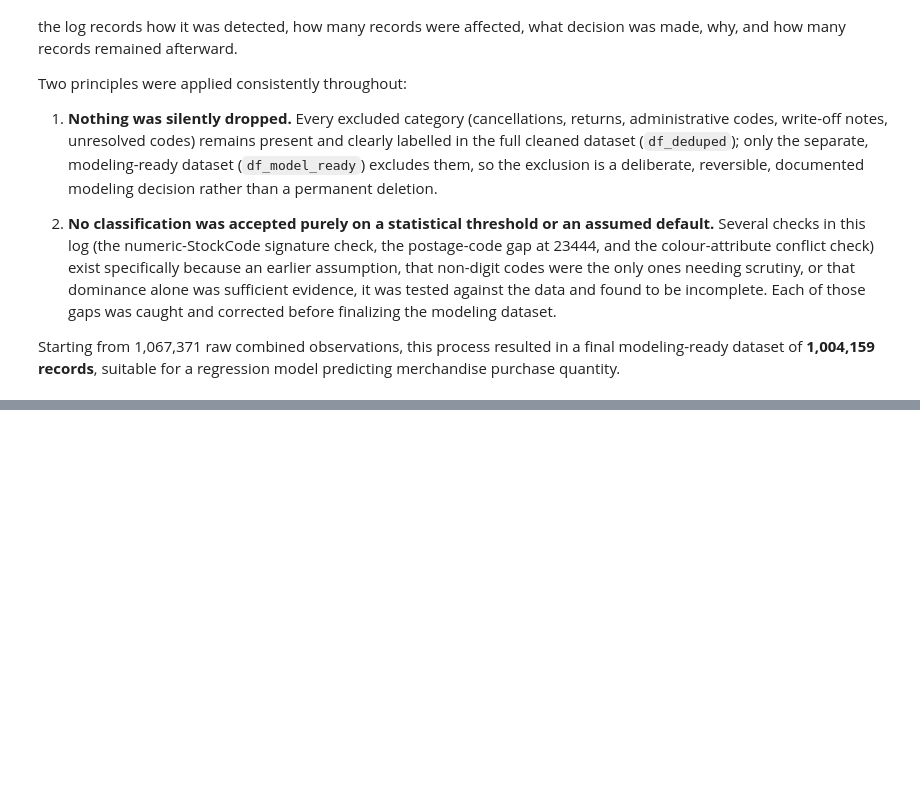
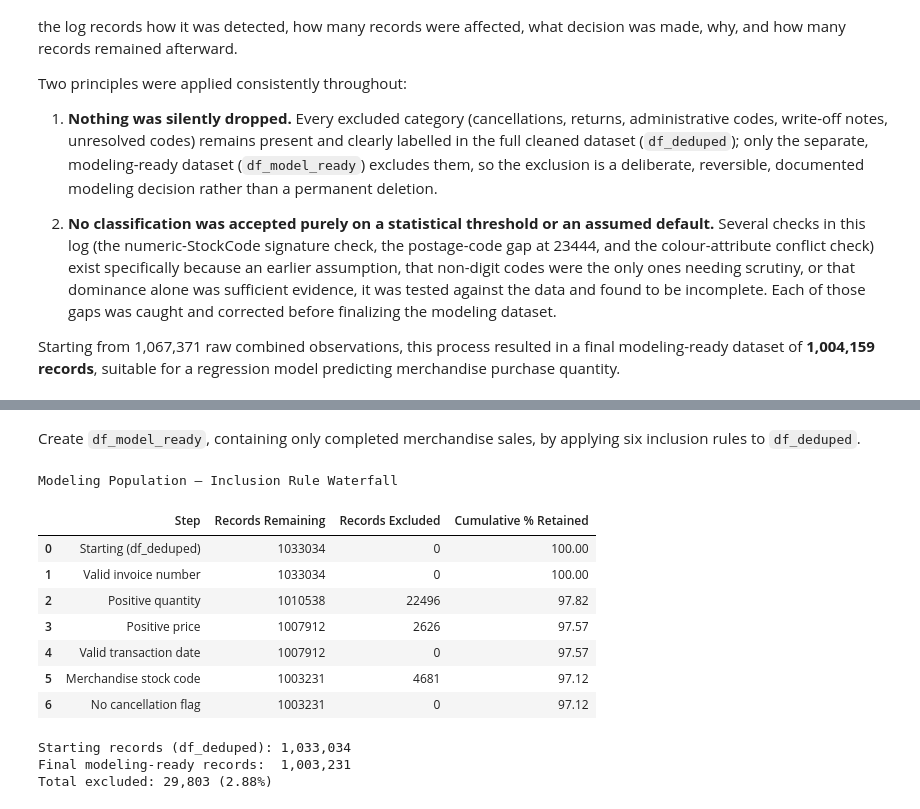
Before and after one commit to JoseAlberto88/Cleaning-Online-Retail-Data-and-Predicting-Purchase-Quantity, a Jupyter notebook: Cleaning_Data.ipynb, the cells around one changed output, grey strips where cells are left out. Drawn from its saved outputs; the diff is of its cells as text; code cells hidden in the pictures; blank space fills up the shorter version.

```diff
--- a/Cleaning_Data.ipynb
+++ b/Cleaning_Data.ipynb
@@ -2090,0 +2108,70 @@ quantity.
+# %% [markdown]
+Create `df_model_ready`, containing only completed merchandise sales, by applying six inclusion rules to `df_deduped`.
+# %%
+# Define each inclusion rule as a boolean mask
+# We will create a set to catch all the rules, based on teh rules describe above, (six points in total))
+rules = {}
+
+# Rule 1: Valid invoice number (not null/blank)
+rules["Valid invoice number"] = (
+    df_deduped["Invoice"].notna() & (df_deduped["Invoice"].astype(str).str.strip() != "")
+)
+
+# Rule 2: Positive quantity
+rules["Positive quantity"] = df_deduped["Quantity"] > 0
+
+# Rule 3: Positive price
+rules["Positive price"] = df_deduped["Price"] > 0
+
+# Rule 4: Valid transaction date
+rules["Valid transaction date"] = df_deduped["InvoiceDate"].notna()
+
+# Rule 5: Merchandise-related stock code
+rules["Merchandise stock code"] = df_deduped["StockCode_Category"] == "Merchandise"
+
+# Rule 6: No cancellation indicator
+rules["No cancellation flag"] = df_deduped["Cancellation_Flag"] == False
+
+# ---- Build a waterfall showing records remaining after each rule ----
+waterfall = []
+running_mask = pd.Series(True, index=df_deduped.index)
+n_start = len(df_deduped)
+
+waterfall.append({"Step": "Starting (df_deduped)", "Records Remaining": n_start, "Records Excluded": 0})
+
+for rule_name, mask in rules.items():
+    before = running_mask.sum()
+    running_mask &= mask
+    after = running_mask.sum()
+    waterfall.append({
+        "Step": rule_name,
+        "Records Remaining": after,
+        "Records Excluded": before - after
+    })
+
+waterfall_df = pd.DataFrame(waterfall)
+waterfall_df["Cumulative % Retained"] = (waterfall_df["Records Remaining"] / n_start * 100).round(2)
+
+print("Modeling Population — Inclusion Rule Waterfall")
+display(waterfall_df)
+
+# ---- Apply the final combined mask ----
+df_model_ready = df_deduped[running_mask].copy()
+
+print(f"\nStarting records (df_deduped): {n_start:,}")
+print(f"Final modeling-ready records:  {len(df_model_ready):,}")
+print(f"Total excluded: {n_start - len(df_model_ready):,} "
+      f"({(n_start - len(df_model_ready)) / n_start * 100:.2f}%)")
+# %% [output]
+Modeling Population — Inclusion Rule Waterfall
+|  | Step | Records Remaining | Records Excluded | Cumulative % Retained |
+| 0 | Starting (df_deduped) | 1033034 | 0 | 100.00 |
+| 1 | Valid invoice number | 1033034 | 0 | 100.00 |
+| 2 | Positive quantity | 1010538 | 22496 | 97.82 |
+| 3 | Positive price | 1007912 | 2626 | 97.57 |
+| 4 | Valid transaction date | 1007912 | 0 | 97.57 |
+| 5 | Merchandise stock code | 1003231 | 4681 | 97.12 |
+| 6 | No cancellation flag | 1003231 | 0 | 97.12 |
+Starting records (df_deduped): 1,033,034
+Final modeling-ready records:  1,003,231
+Total excluded: 29,803 (2.88%)
```
Also changed, not shown: parts of 3 cells of this notebook.
